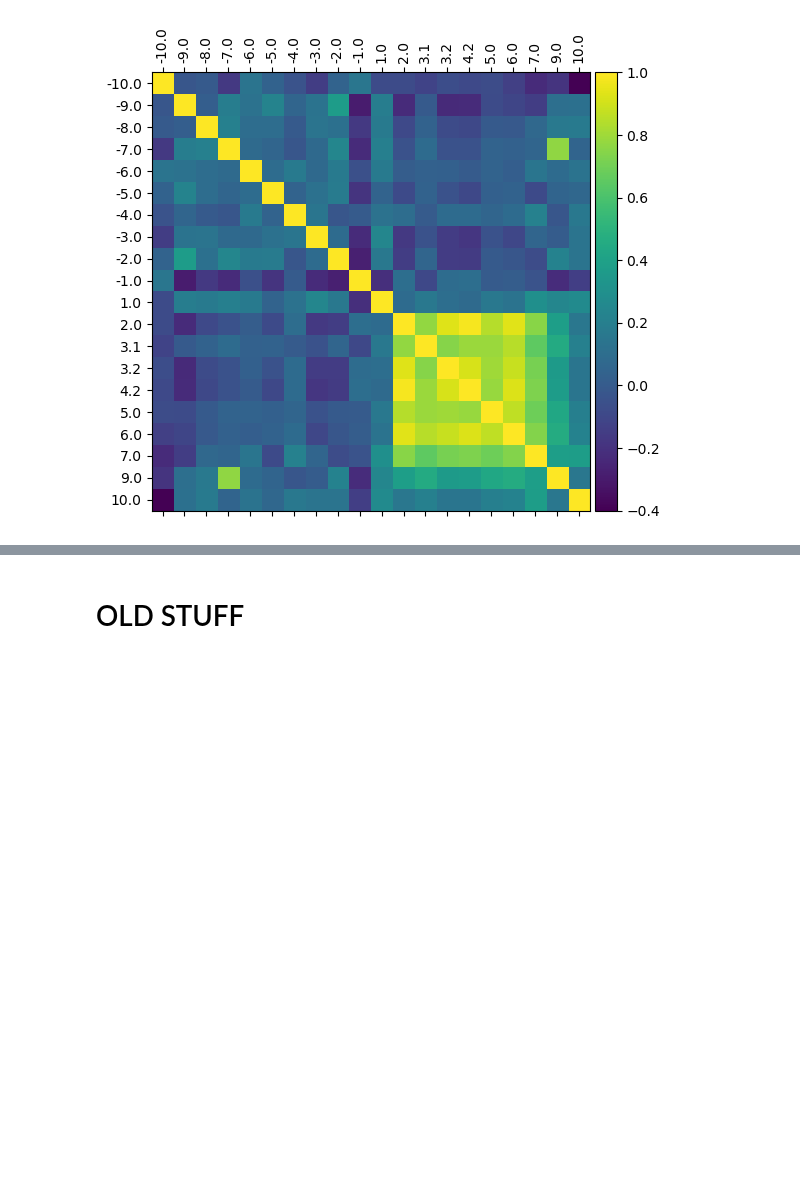
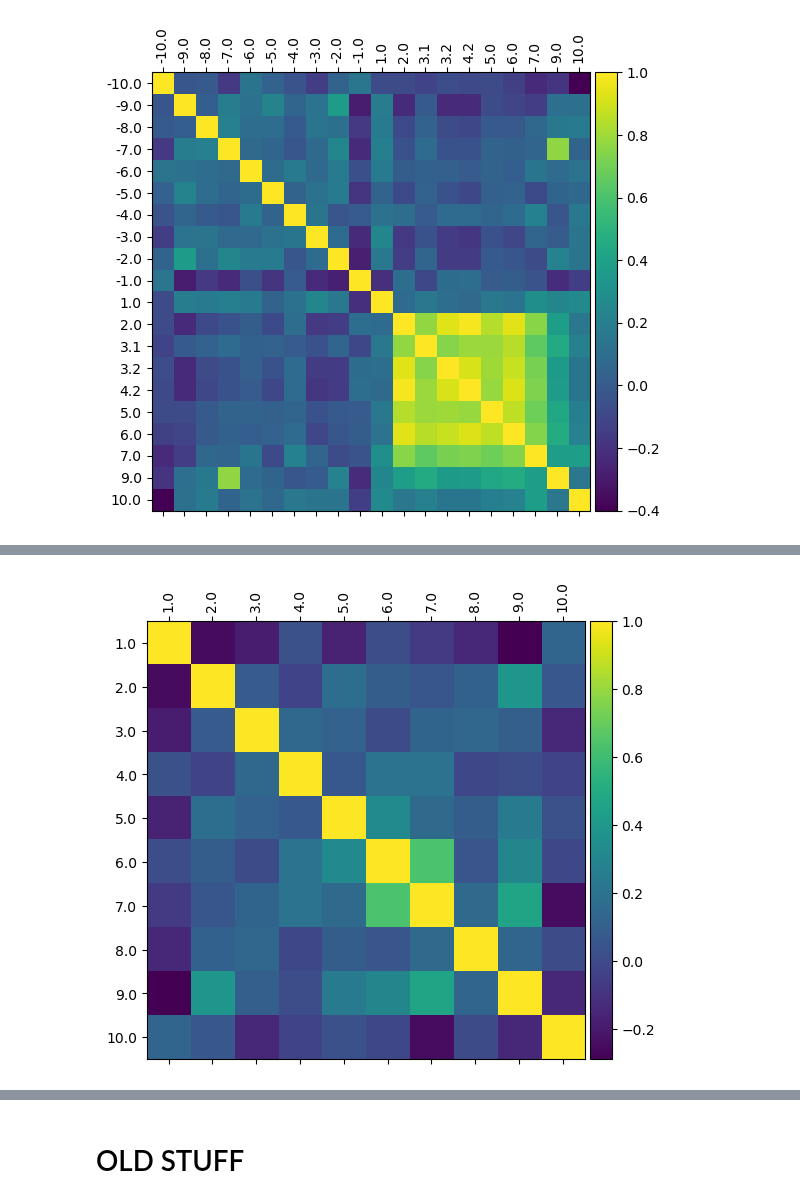
Before and after one commit to jonasbruhub/Analysis-of-Production-flow-systems-with-focus-on-industry, a Jupyter notebook: Simulations and code/Multiple Cycle Data exploration V2.ipynb, the cells around one changed output, grey strips where cells are left out. Drawn from its saved outputs; the diff is of its cells as text; code cells hidden in the pictures; blank space fills up the shorter version.

```diff
--- a/Simulations and code/Multiple Cycle Data exploration V2.ipynb
+++ b/Simulations and code/Multiple Cycle Data exploration V2.ipynb
@@ -862,3 +862,6 @@ ax.set_xticks([x for x in range(C.index.get_level_values(0).__len__())], C.index
 ax.set_yticks([x for x in range(C.index.get_level_values(0).__len__())], C.index.get_level_values(0));
 # %% [output]
 [figure]
+# %%
+# Combine all from same phase (also delays)
+TET = C.groupby(np.floor(np.abs(C.index))).apply(np.sum, axis = 0)
@@ -864,0 +894,13 @@ ax.set_yticks([x for x in range(C.index.get_level_values(0).__len__())], C.index
+# %%
+corr_mat_comb = np.corrcoef(TET.values)
+fig, ax = plt.subplots(1,1,figsize=(6,6))
+r = ax.matshow(corr_mat_comb)
+divider = make_axes_locatable(ax)
+cax = divider.append_axes("right", size="5%", pad=0.05)
+
+plt.colorbar(r, cax=cax)
+
+ax.set_xticks([x for x in range(TET.index.get_level_values(0).__len__())], TET.index.get_level_values(0), rotation='vertical');
+ax.set_yticks([x for x in range(TET.index.get_level_values(0).__len__())], TET.index.get_level_values(0));
+# %% [output]
+[figure, added]
```
Also changed, not shown: parts of 4 cells of this notebook, 17 other files.
